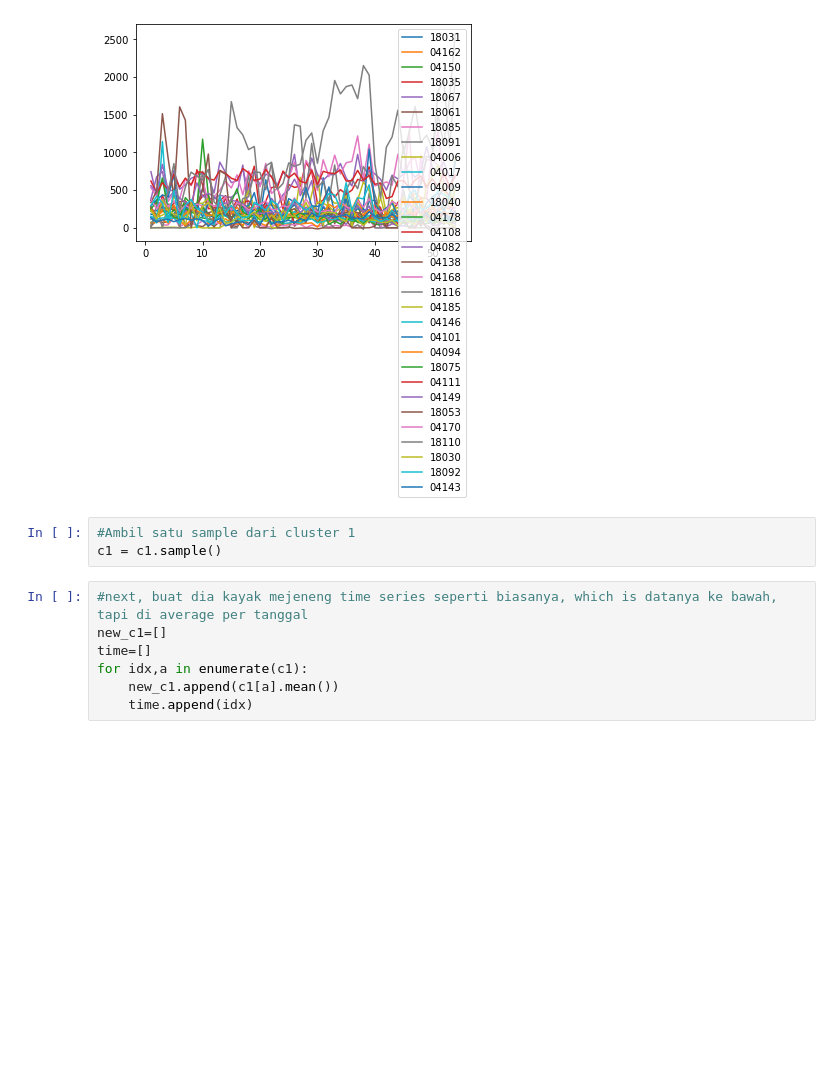
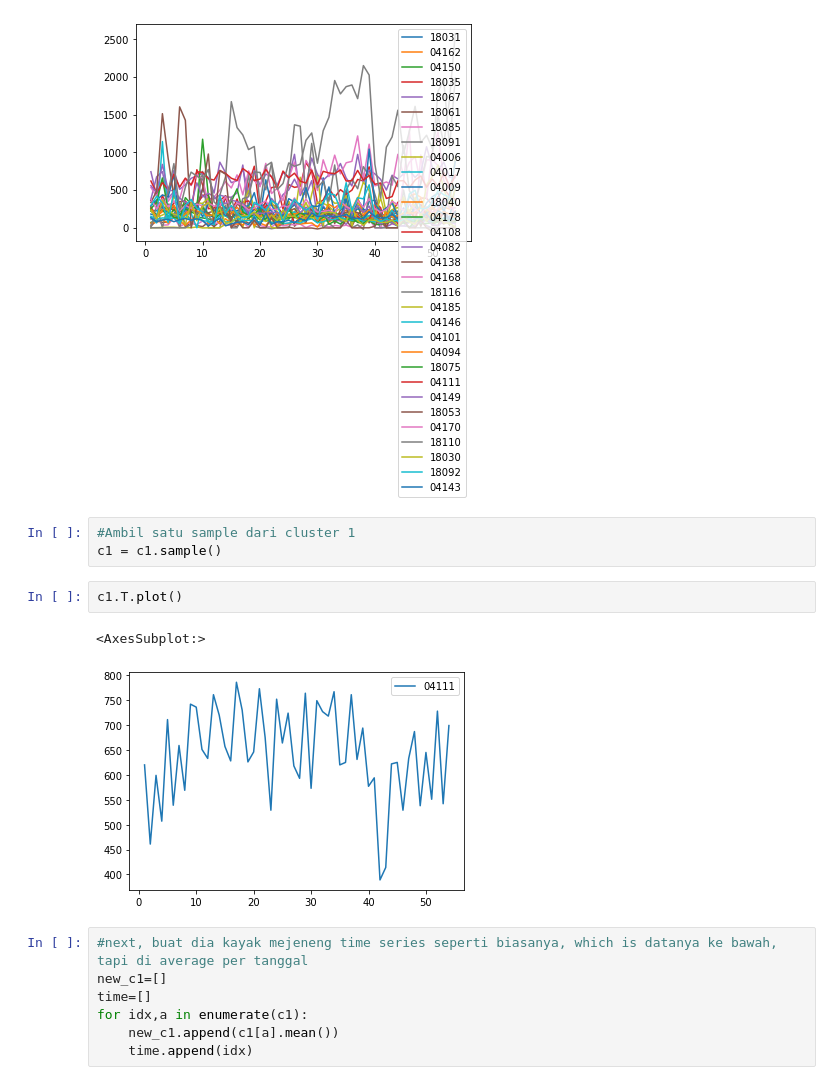
Before and after one commit to IritaSee/product_performance_blstm, a Jupyter notebook: Model per Cluster with sample product/cluster1.ipynb, the cells around one changed output. Saved outputs shown, nothing was run; the diff lists cells and outputs as text; blank space fills up the shorter version.

```diff
--- a/Model per Cluster with sample product/cluster1.ipynb
+++ b/Model per Cluster with sample product/cluster1.ipynb
@@ -97,6 +97,11 @@ c1.T.plot()
 # %%
 #Ambil satu sample dari cluster 1
 c1 = c1.sample()
+# %%
+c1.T.plot()
+# %% [output]
+<AxesSubplot:>
+[figure, added]
 # %%
 #next, buat dia kayak mejeneng time series seperti biasanya, which is datanya ke bawah, tapi di average per tanggal
 new_c1=[]
```
Also changed, not shown: parts of 8 cells of this notebook, 6 other files.
